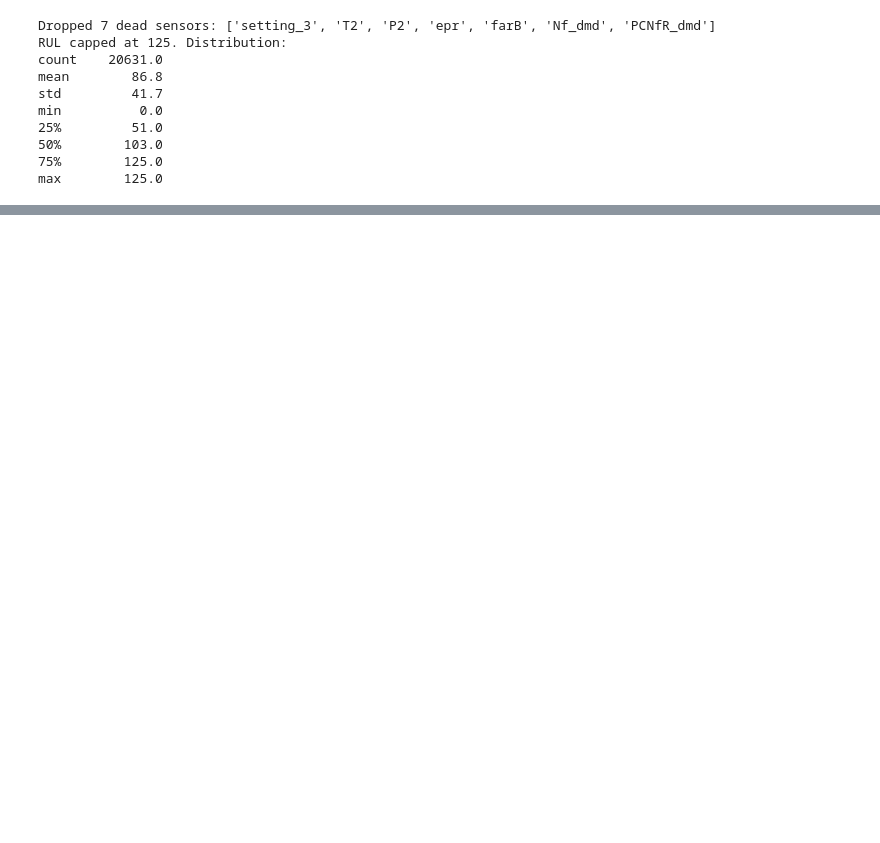
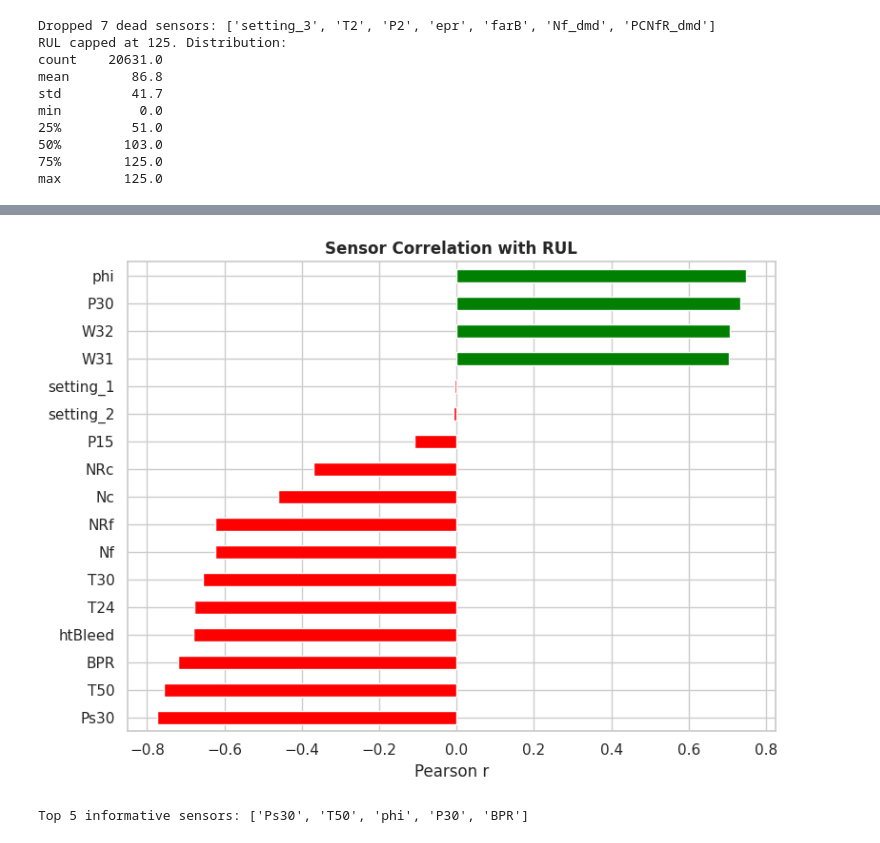
Before and after one commit to Alexjmathew/PRED, a Jupyter notebook: pred-maintain.ipynb, the cells around one changed output, grey strips where cells are left out. Cells and saved outputs as stored; diff of their text form; code cells hidden in the pictures; blank space fills up the shorter version.

```diff
--- a/pred-maintain.ipynb
+++ b/pred-maintain.ipynb
@@ -73,0 +93,18 @@ max        125.0
+# %%
+# --- 3b. Sensor correlation with RUL ---
+feature_cols = [c for c in train.columns if c not in ['unit_number', 'time_cycles', 'RUL']]
+rul_corr = train[feature_cols + ['RUL']].corr()['RUL'].drop('RUL').sort_values()
+
+plt.figure(figsize=(8, 6))
+rul_corr.plot(kind='barh', color=['red' if v < 0 else 'green' for v in rul_corr])
+plt.title('Sensor Correlation with RUL', fontweight='bold')
+plt.xlabel('Pearson r')
+plt.tight_layout()
+plt.show()
+
+# Top 5 most correlated sensors
+top_sensors = rul_corr.abs().nlargest(5).index.tolist()
+print('Top 5 informative sensors:', top_sensors)
+# %% [output]
+[figure, added]
+Top 5 informative sensors: ['Ps30', 'T50', 'phi', 'P30', 'BPR']
```
Also changed, not shown: parts of 4 cells of this notebook.
